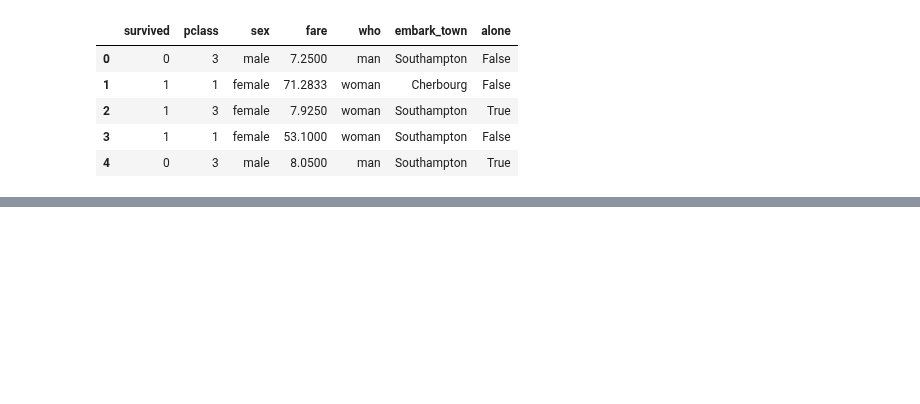
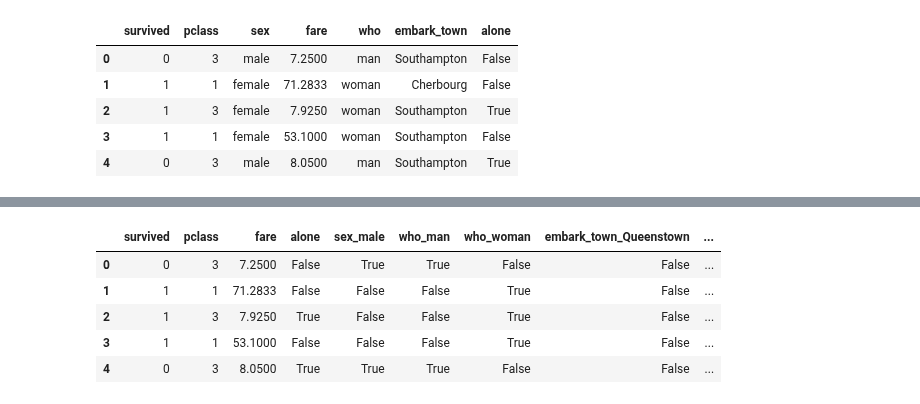
Before and after one commit to tshihab07/Titanic-Life-Prediction, a Jupyter notebook: preprocessing.ipynb, the cells around one changed output, grey strips where cells are left out. Saved outputs shown, nothing was run; the diff lists cells and outputs as text; code cells hidden in the pictures; blank space fills up the shorter version.

Commit message:
Implement one-hot encoding for categorical feature transformation

```diff
--- a/preprocessing.ipynb
+++ b/preprocessing.ipynb
@@ -501,0 +505,4 @@ df.head()
+# %%
+# categorical columns
+category = df.select_dtypes(include="object")
+category
@@ -501,0 +523,13 @@ df.head()
+# %%
+# one-hot encoded dataframe
+df = pd.get_dummies(df, columns=category.columns, drop_first=True)
+
+# new encoded dataset
+df.head()
+# %% [output]
+|  | survived | pclass | fare | alone | sex_male | who_man | who_woman | embark_town_Queenstown | ... |
+| 0 | 0 | 3 | 7.2500 | False | True | True | False | False | ... |
+| 1 | 1 | 1 | 71.2833 | False | False | False | True | False | ... |
+| 2 | 1 | 3 | 7.9250 | True | False | False | True | False | ... |
+| 3 | 1 | 1 | 53.1000 | False | False | False | True | False | ... |
+| 4 | 0 | 3 | 8.0500 | True | True | True | False | False | ... |
```
Also changed, not shown: parts of 9 cells of this notebook.
